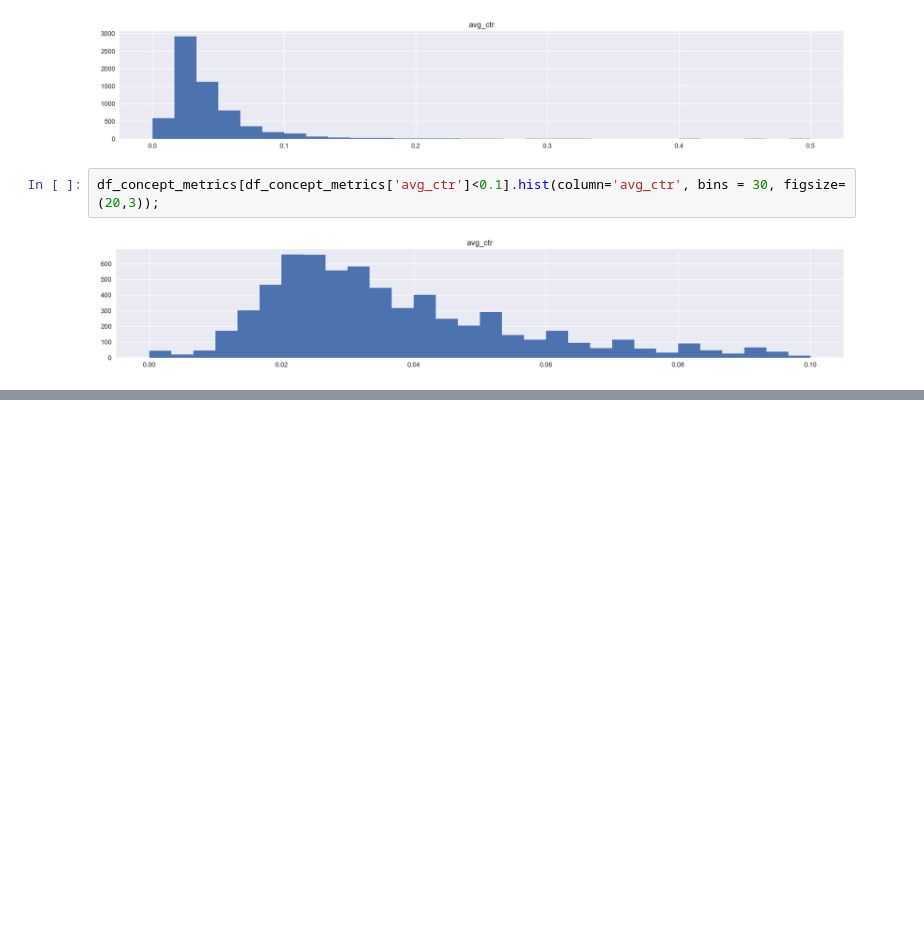
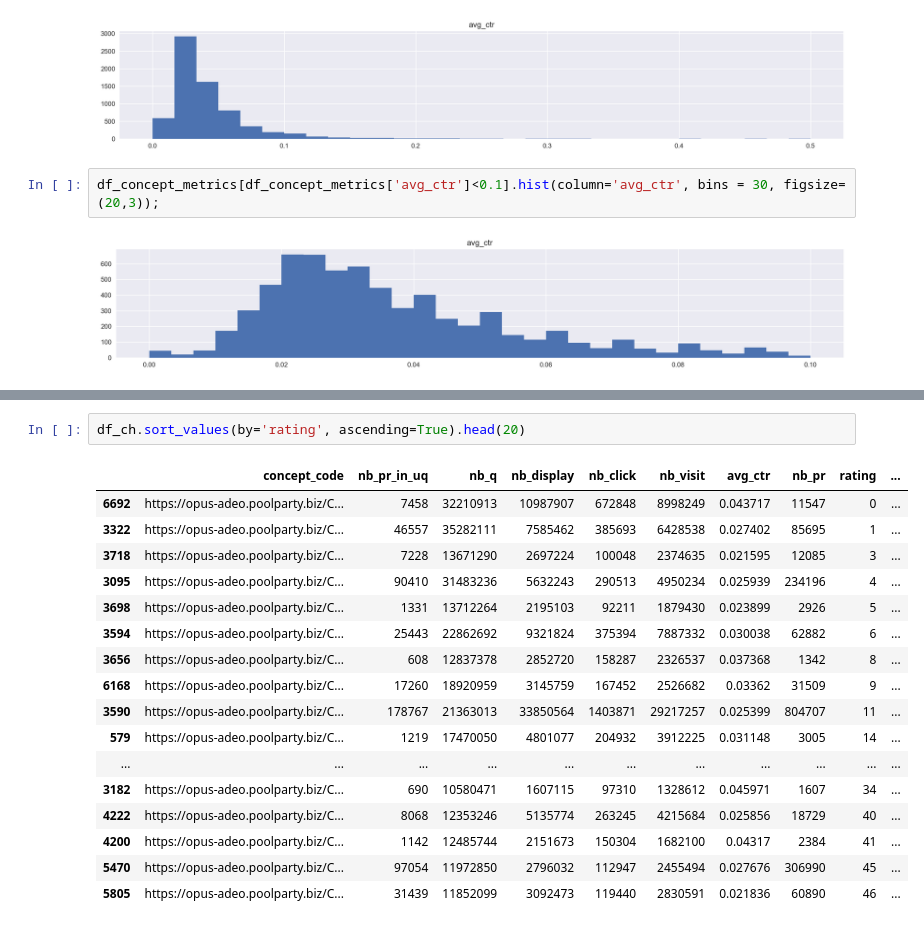
Before and after one commit to erezanovich/kg-data-analysis, a Jupyter notebook: user_activity_month.ipynb, the cells around one changed output, grey strips where cells are left out. Cells and saved outputs as stored; diff of their text form; blank space fills up the shorter version.

```diff
--- a/user_activity_month.ipynb
+++ b/user_activity_month.ipynb
@@ -518,0 +502,20 @@ plt.show()
+# %%
+df_ch.sort_values(by='rating', ascending=True).head(20)
+# %% [output]
+|  | concept_code | nb_pr_in_uq | nb_q | nb_display | nb_click | nb_visit | avg_ctr | nb_pr | rating | ... |
+| 6692 | https://opus-adeo.poolparty.biz/C... | 7458 | 32210913 | 10987907 | 672848 | 8998249 | 0.043717 | 11547 | 0 | ... |
+| 3322 | https://opus-adeo.poolparty.biz/C... | 46557 | 35282111 | 7585462 | 385693 | 6428538 | 0.027402 | 85695 | 1 | ... |
+| 3718 | https://opus-adeo.poolparty.biz/C... | 7228 | 13671290 | 2697224 | 100048 | 2374635 | 0.021595 | 12085 | 3 | ... |
+| 3095 | https://opus-adeo.poolparty.biz/C... | 90410 | 31483236 | 5632243 | 290513 | 4950234 | 0.025939 | 234196 | 4 | ... |
+| 3698 | https://opus-adeo.poolparty.biz/C... | 1331 | 13712264 | 2195103 | 92211 | 1879430 | 0.023899 | 2926 | 5 | ... |
+| 3594 | https://opus-adeo.poolparty.biz/C... | 25443 | 22862692 | 9321824 | 375394 | 7887332 | 0.030038 | 62882 | 6 | ... |
+| 3656 | https://opus-adeo.poolparty.biz/C... | 608 | 12837378 | 2852720 | 158287 | 2326537 | 0.037368 | 1342 | 8 | ... |
+| 6168 | https://opus-adeo.poolparty.biz/C... | 17260 | 18920959 | 3145759 | 167452 | 2526682 | 0.03362 | 31509 | 9 | ... |
+| 3590 | https://opus-adeo.poolparty.biz/C... | 178767 | 21363013 | 33850564 | 1403871 | 29217257 | 0.025399 | 804707 | 11 | ... |
+| 579 | https://opus-adeo.poolparty.biz/C... | 1219 | 17470050 | 4801077 | 204932 | 3912225 | 0.031148 | 3005 | 14 | ... |
+| ... | ... | ... | ... | ... | ... | ... | ... | ... | ... | ... |
+| 3182 | https://opus-adeo.poolparty.biz/C... | 690 | 10580471 | 1607115 | 97310 | 1328612 | 0.045971 | 1607 | 34 | ... |
+| 4222 | https://opus-adeo.poolparty.biz/C... | 8068 | 12353246 | 5135774 | 263245 | 4215684 | 0.025856 | 18729 | 40 | ... |
+| 4200 | https://opus-adeo.poolparty.biz/C... | 1142 | 12485744 | 2151673 | 150304 | 1682100 | 0.04317 | 2384 | 41 | ... |
+| 5470 | https://opus-adeo.poolparty.biz/C... | 97054 | 11972850 | 2796032 | 112947 | 2455494 | 0.027676 | 306990 | 45 | ... |
+| 5805 | https://opus-adeo.poolparty.biz/C... | 31439 | 11852099 | 3092473 | 119440 | 2830591 | 0.021836 | 60890 | 46 | ... |
```
Also changed, not shown: parts of 11 cells of this notebook.
